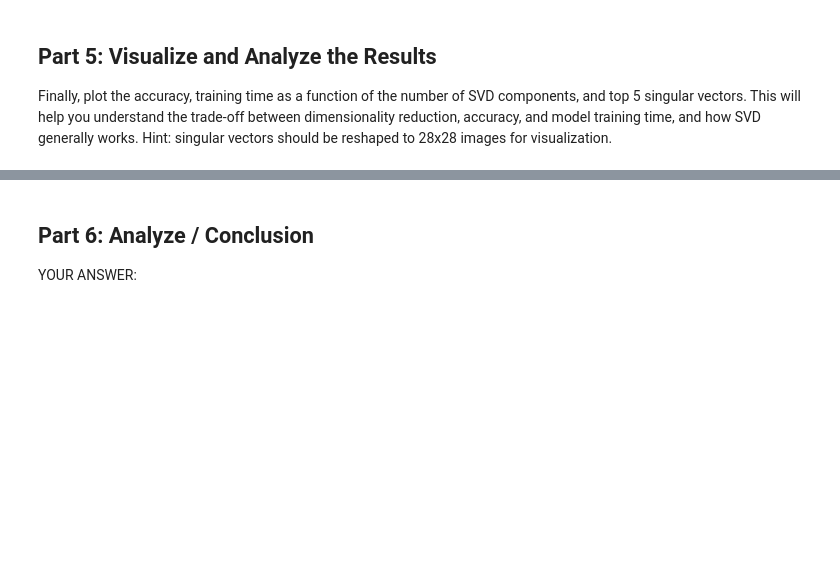
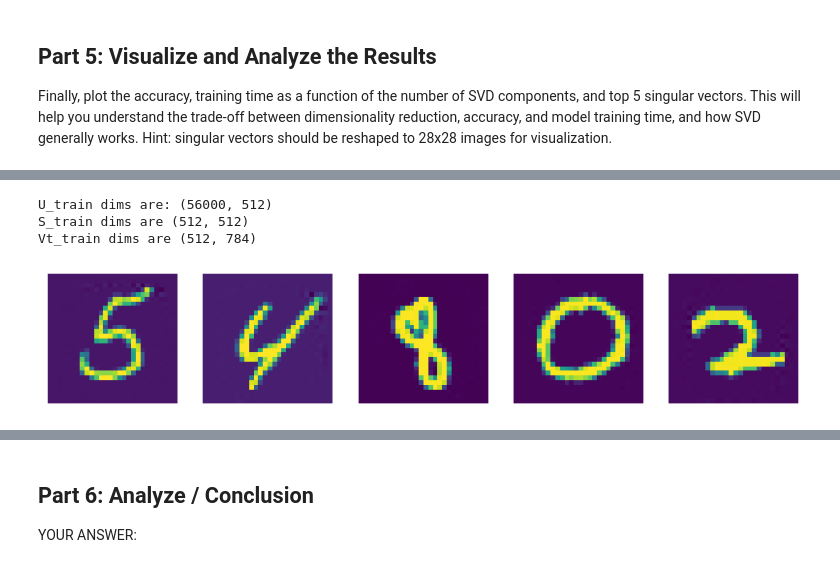
Before and after one commit to pd03-cs-506/pd03-assignment-3, a Jupyter notebook: assignment3.ipynb, the cells around one changed output, grey strips where cells are left out. Saved outputs shown, nothing was run; the diff lists cells and outputs as text; code cells hidden in the pictures; blank space fills up the shorter version.

```diff
--- a/assignment3.ipynb
+++ b/assignment3.ipynb
@@ -94,0 +326,19 @@ Finally, plot the accuracy, training time as a function of the number of SVD com
+# %%
+n_components = 512
+
+X_train_svd, X_test_svd  = apply_svd_custom(X_train, X_test, n_components)
+first_five_images = X_train_svd[:5]
+
+fig, axes = plt.subplots(1, 5, figsize=(10, 2))
+for i in range(5):
+    image = np.array(first_five_images[i]).reshape(28, 28)
+
+    axes[i].imshow(image)
+    axes[i].axis('off')
+
+plt.show()
+# %% [output]
+U_train dims are: (56000, 512)
+S_train dims are (512, 512)
+Vt_train dims are (512, 784)
+[figure, added]
```
Also changed, not shown: parts of 22 cells of this notebook, 1 other file.
